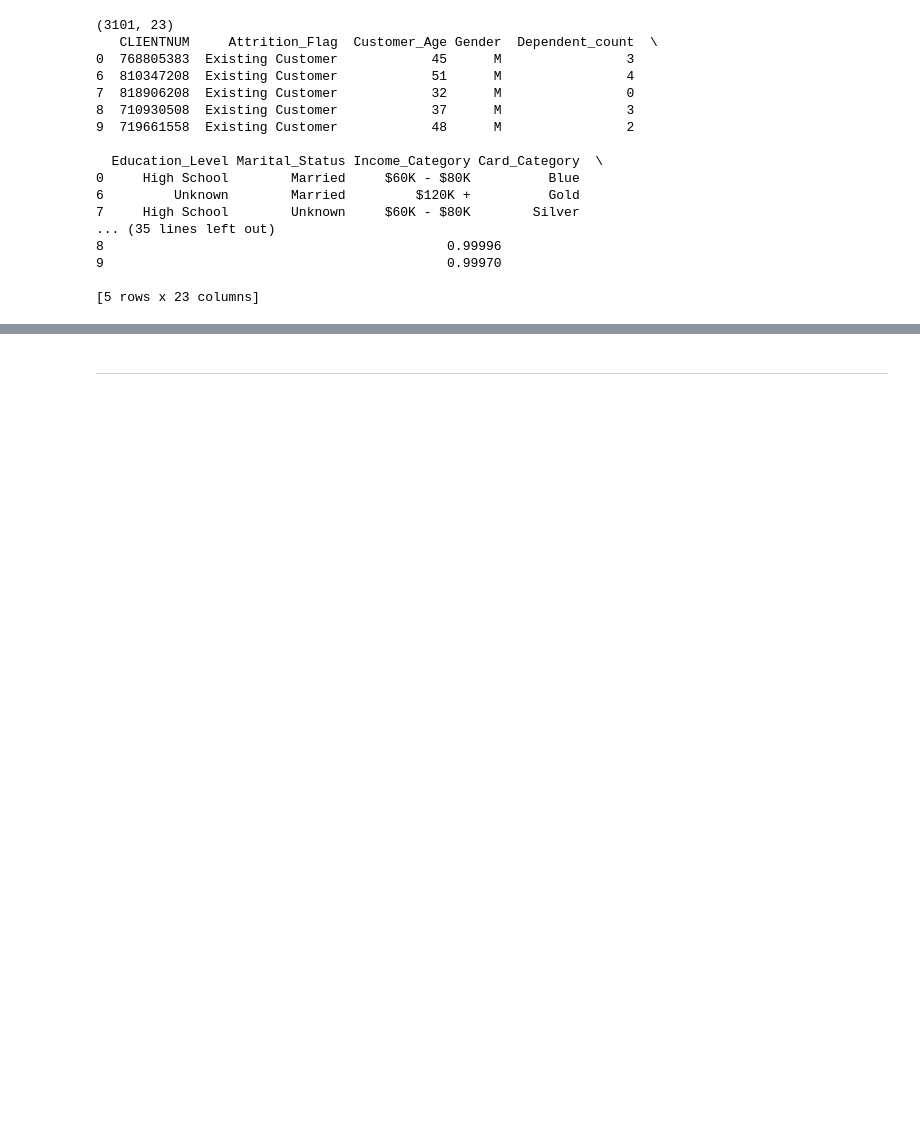
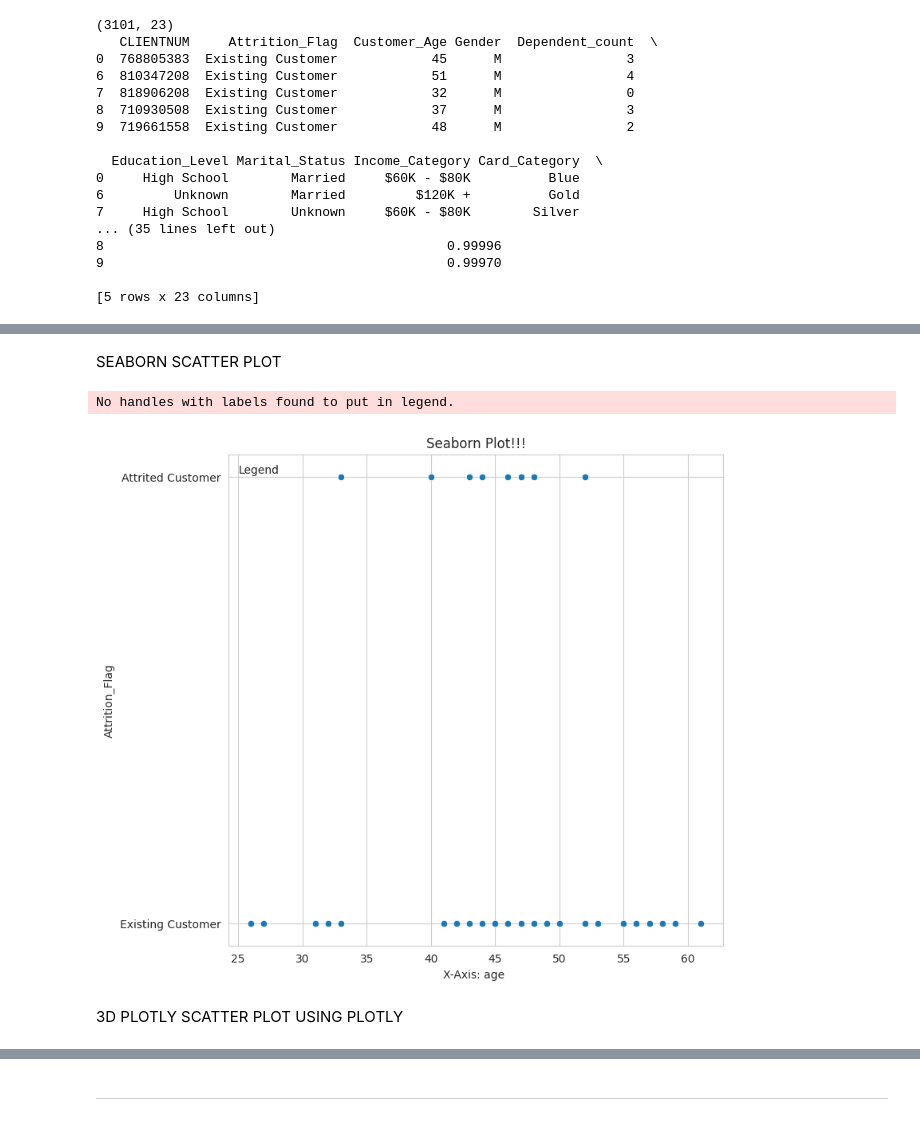
Before and after one commit to Emmanuel913-sketch/Data, a Jupyter notebook: jupyter_notebooks/Notebook_Template.ipynb, the cells around one changed output, grey strips where cells are left out. Saved outputs shown, nothing was run; the diff lists cells and outputs as text; code cells hidden in the pictures; blank space fills up the shorter version.

Commit message:
Plotly

```diff
--- a/jupyter_notebooks/Notebook_Template.ipynb
+++ b/jupyter_notebooks/Notebook_Template.ipynb
@@ -122,0 +140,15 @@ NameError: name 'CategoricalImputer' is not defined
+# %% [markdown]
+SEABORN SCATTER PLOT
+# %%
+fig, axes = plt.subplots(figsize=(8,8))
+
+sns.scatterplot(data=df, x='Customer_Age', y='Attrition_Flag',)   # Seaborn code to draw a scatter plot
+plt.title("Seaborn Plot!!!")
+plt.xlabel('X-Axis: age ')
+plt.legend(loc='upper left', title='Legend', frameon=False)
+plt.show()
+# %% [output]
+No handles with labels found to put in legend.
+[figure, added]
+# %% [markdown]
+3D PLOTLY SCATTER PLOT USING PLOTLY
```
Also changed, not shown: parts of 15 cells of this notebook, 1 other file.
